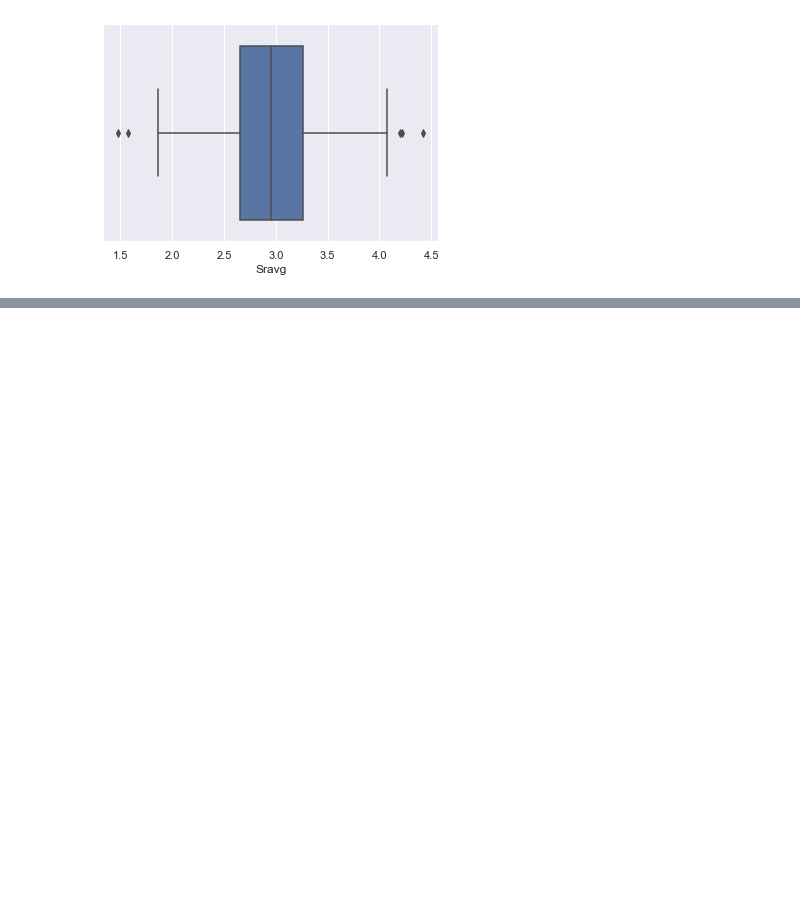
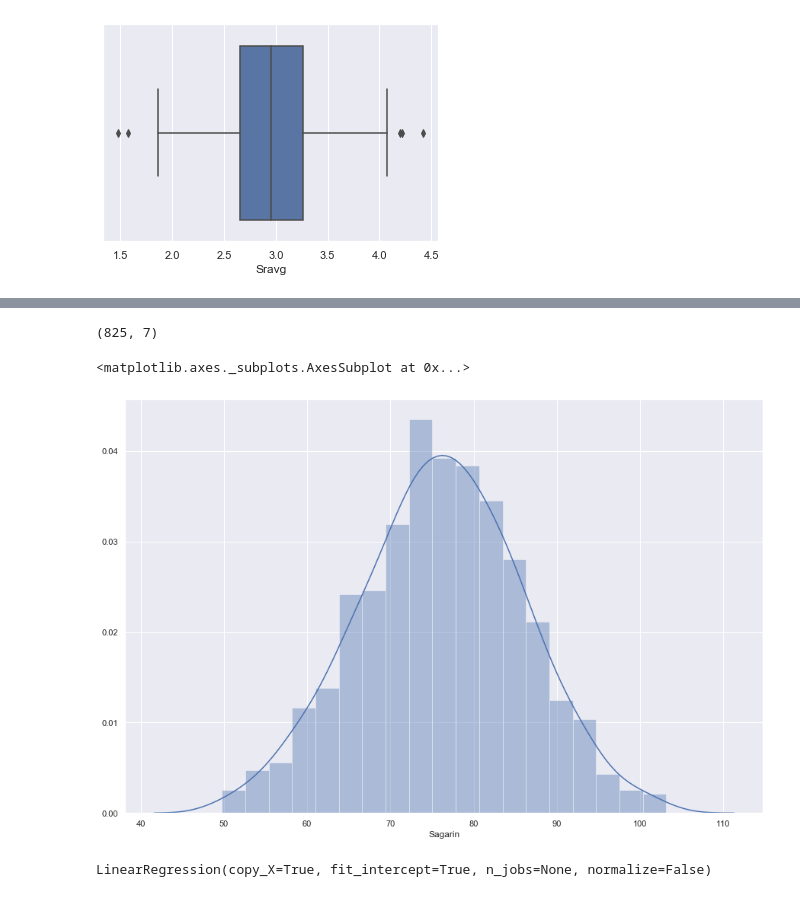
Before and after one commit to JacksonPHamilton/football-sagarin, a Jupyter notebook: College Football.ipynb, the cells around one changed output, grey strips where cells are left out. Saved outputs shown, nothing was run; the diff lists cells and outputs as text; code cells hidden in the pictures; blank space fills up the shorter version.

```diff
--- a/College Football.ipynb
+++ b/College Football.ipynb
@@ -150,3 +185,5 @@ sns.boxplot(x = df['Sravg'])
 # %% [output]
 <matplotlib.axes._subplots.AxesSubplot at 0x...>
 [figure]
+# %%
+model1 = df[['Team','Sagarin','lysagarin','Fravg','Soavg','Jravg','Sravg']]
@@ -152,0 +202,7 @@ sns.boxplot(x = df['Sravg'])
+# %%
+# Found and printed the IWR for each quantitative variable in mdoel1
+
+Q1 = model1.quantile(0.25)
+Q3 = model1.quantile(0.75)
+IQR = Q3 - Q1
+print(IQR)
@@ -152,0 +217,7 @@ sns.boxplot(x = df['Sravg'])
+# %%
+# Effectively reduced outliers throughout all of model1 and gave the name model1_out
+
+model1_out = model1[~((model1 < (Q1 - 1.5 * IQR)) |(model1 > (Q3 + 1.5 * IQR))).any(axis=1)]
+model1_out.shape
+# %% [output]
+(825, 7)
@@ -152,0 +227,7 @@ sns.boxplot(x = df['Sravg'])
+# %%
+plt.figure(figsize=(15,10))
+plt.tight_layout()
+sns.distplot(model1_out['Sagarin'])
+# %% [output]
+<matplotlib.axes._subplots.AxesSubplot at 0x...>
+[figure, added]
@@ -152,0 +236,5 @@ sns.boxplot(x = df['Sravg'])
+# %%
+regressor = LinearRegression()
+regressor.fit(X1_train, y1_train)
+# %% [output]
+LinearRegression(copy_X=True, fit_intercept=True, n_jobs=None, normalize=False)
```
Also changed, not shown: parts of 18 cells of this notebook.
